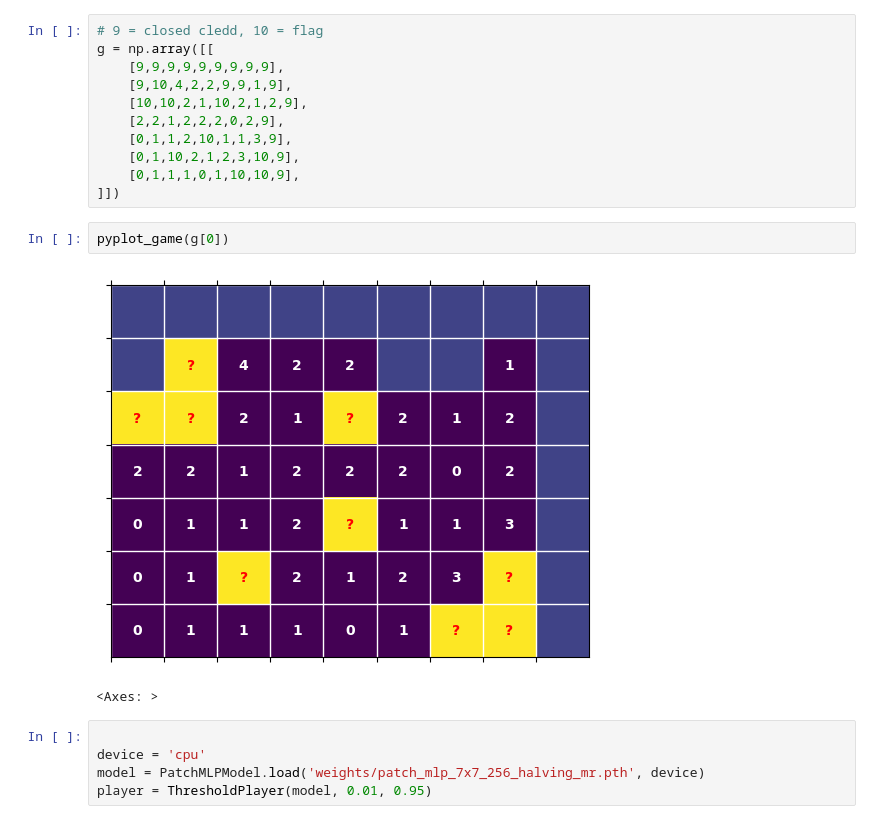
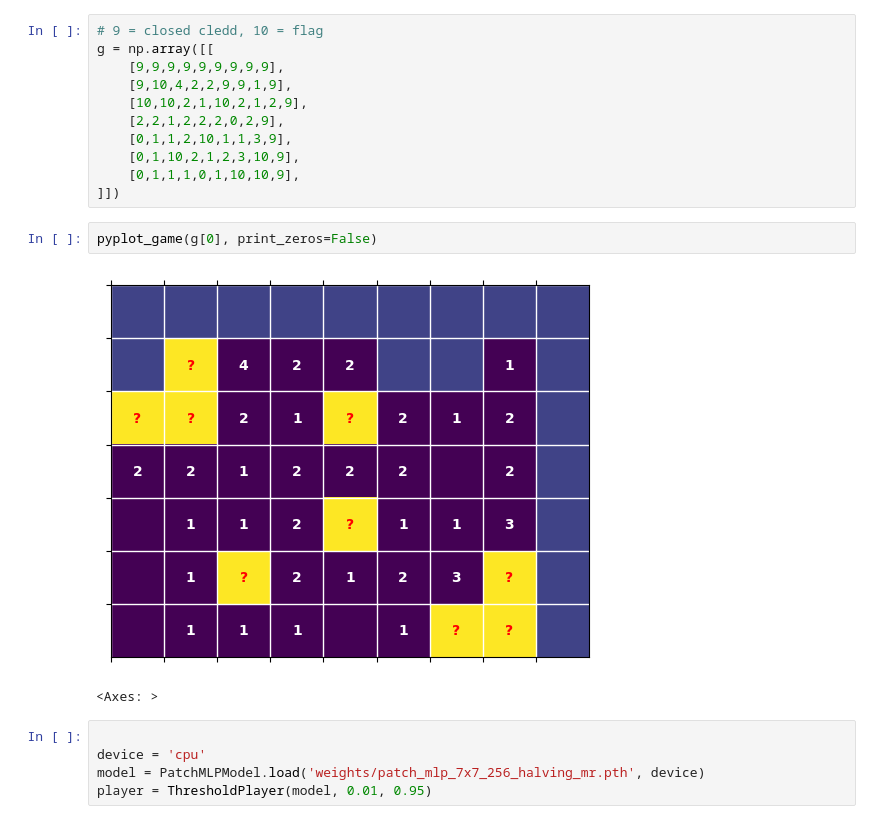
Before and after one commit to ClaudioPaterniti/MineSweeperLearning, a Jupyter notebook: test.ipynb, the cells around one changed output. Cells and saved outputs as stored; diff of their text form.

```diff
--- a/test.ipynb
+++ b/test.ipynb
@@ -15,9 +15,9 @@ g = np.array([[
     [0,1,1,1,0,1,10,10,9],
 ]])
 # %%
-pyplot_game(g[0])
+pyplot_game(g[0], print_zeros=False)
 # %% [output]
-[figure, old version]
+[figure, new version]
 <Axes: >
 # %%
 
```
Also changed, not shown: parts of 5 cells of this notebook, 5 other files.
